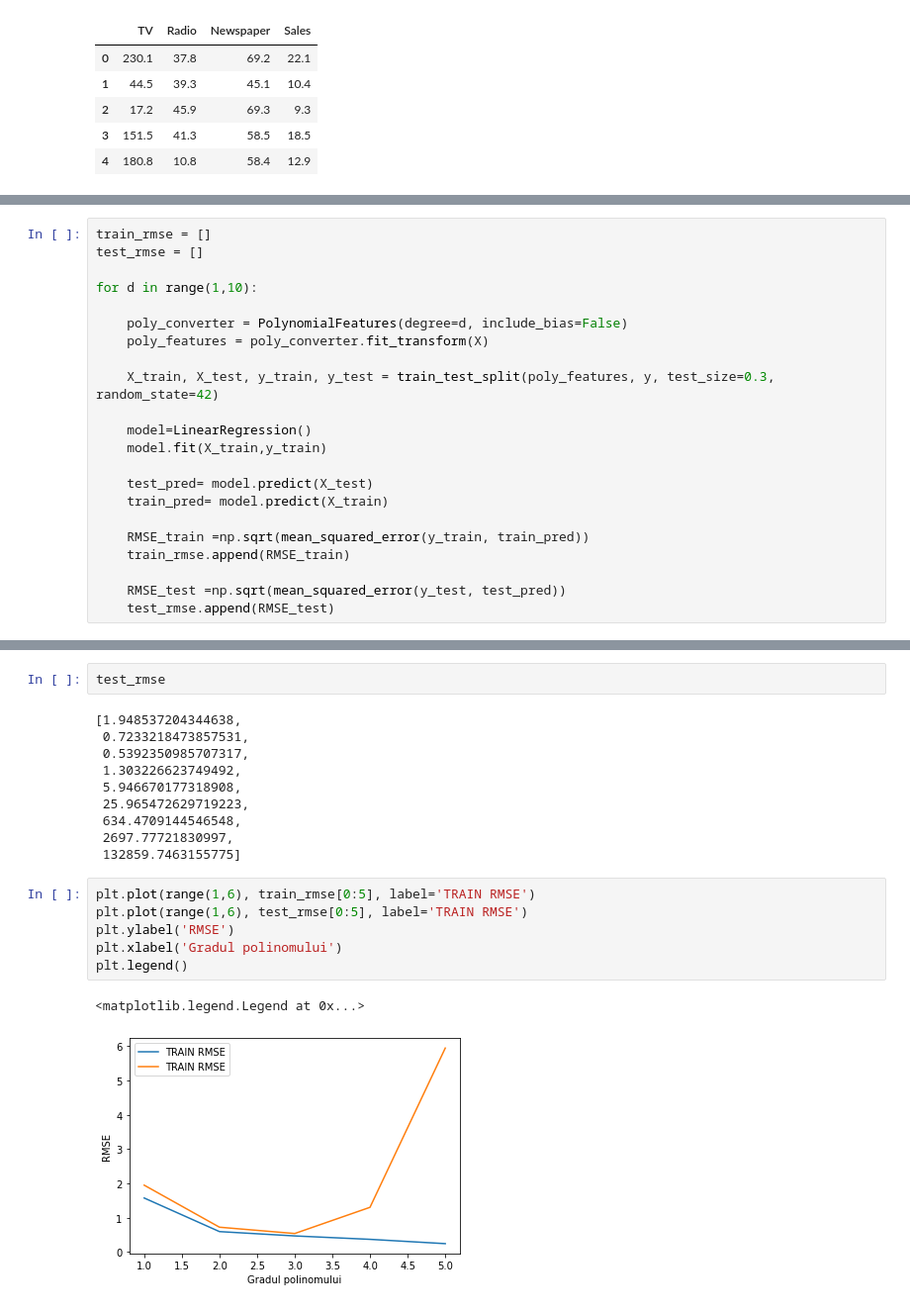
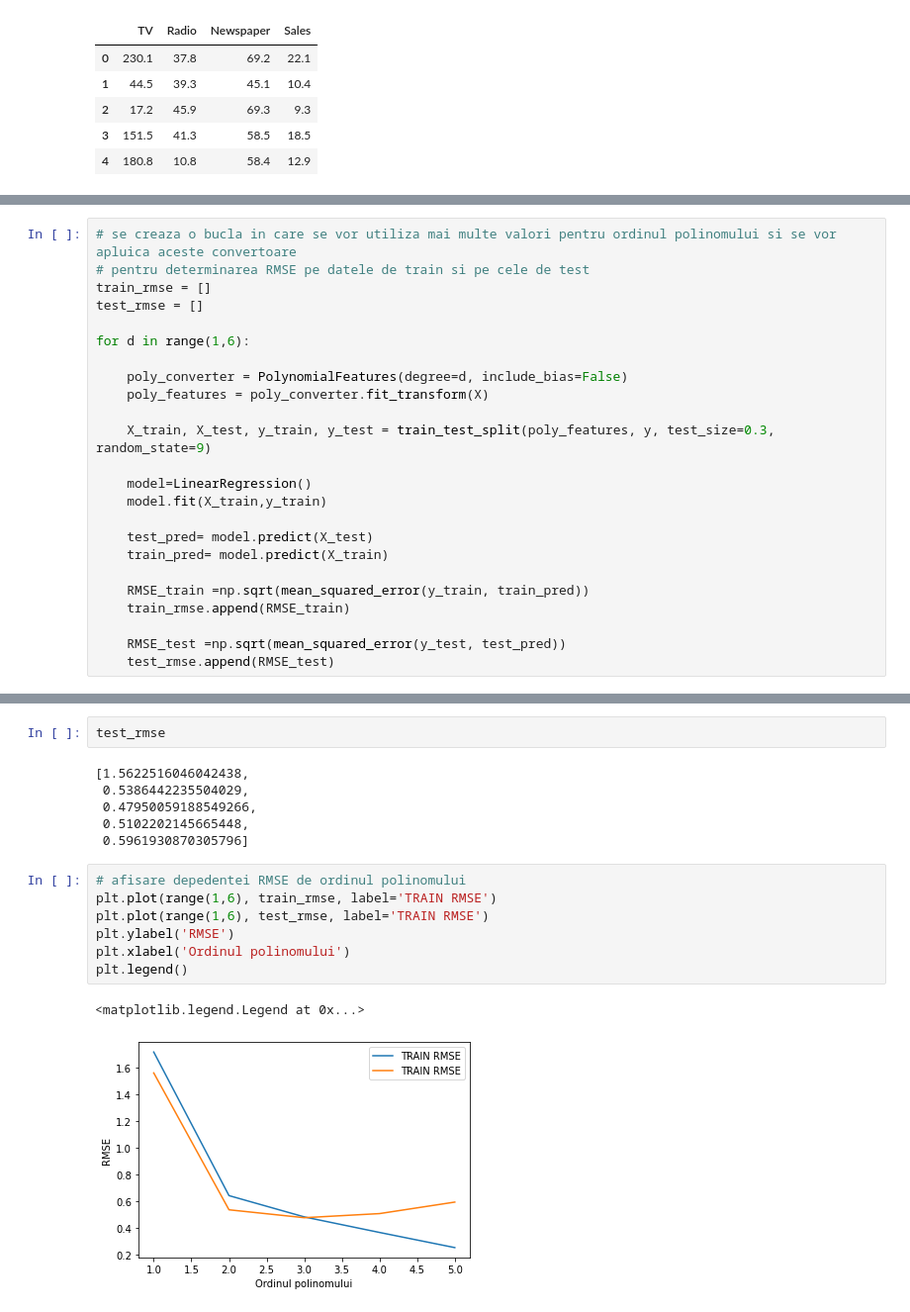
Before and after one commit to npsimid/Machine_Learning_Algorithms, a Jupyter notebook: Linear regresion/Linear_regresion.ipynb, the cells around one changed output, grey strips where cells are left out. Shown at 99% size. Saved outputs shown, nothing was run; the diff lists cells and outputs as text.

```diff
--- a/Linear regresion/Linear_regresion.ipynb
+++ b/Linear regresion/Linear_regresion.ipynb
@@ -442,13 +652,15 @@ MAE, RMSE
 # %%
+# se creaza o bucla in care se vor utiliza mai multe valori pentru ordinul polinomului si se vor apluica aceste convertoare
+# pentru determinarea RMSE pe datele de train si pe cele de test
 train_rmse = []
 test_rmse = []
 
-for d in range(1,10):
+for d in range(1,6):
 
     poly_converter = PolynomialFeatures(degree=d, include_bias=False)
     poly_features = poly_converter.fit_transform(X)
 
-    X_train, X_test, y_train, y_test = train_test_split(poly_features, y, test_size=0.3, random_state=42)
+    X_train, X_test, y_train, y_test = train_test_split(poly_features, y, test_size=0.3, random_state=9)
 
     model=LinearRegression()
     model.fit(X_train,y_train)
@@ -476,21 +684,18 @@ train_rmse
 # %%
 test_rmse
 # %% [output]
-[1.948537204344638,
- 0.7233218473857531,
- 0.5392350985707317,
- 1.303226623749492,
- 5.946670177318908,
- 25.965472629719223,
- 634.4709144546548,
- 2697.77721830997,
- 132859.7463155775]
+[1.5622516046042438,
+ 0.5386442235504029,
+ 0.47950059188549266,
+ 0.5102202145665448,
+ 0.5961930870305796]
 # %%
-plt.plot(range(1,6), train_rmse[0:5], label='TRAIN RMSE')
-plt.plot(range(1,6), test_rmse[0:5], label='TRAIN RMSE')
+# afisare depedentei RMSE de ordinul polinomului
+plt.plot(range(1,6), train_rmse, label='TRAIN RMSE')
+plt.plot(range(1,6), test_rmse, label='TRAIN RMSE')
 plt.ylabel('RMSE')
-plt.xlabel('Gradul polinomului')
+plt.xlabel('Ordinul polinomului')
 plt.legend()
 # %% [output]
 <matplotlib.legend.Legend at 0x...>
-[figure, old version]
+[figure, new version]
```
Also changed, not shown: parts of 176 cells of this notebook, 1 other file.
